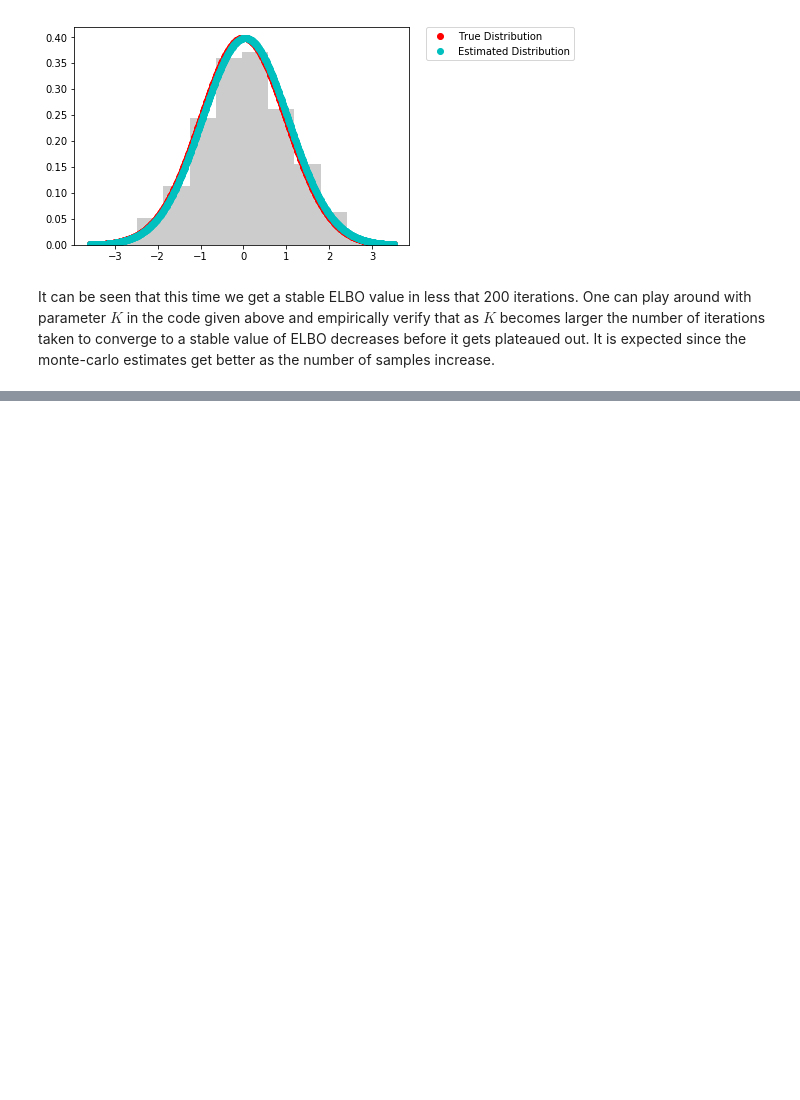
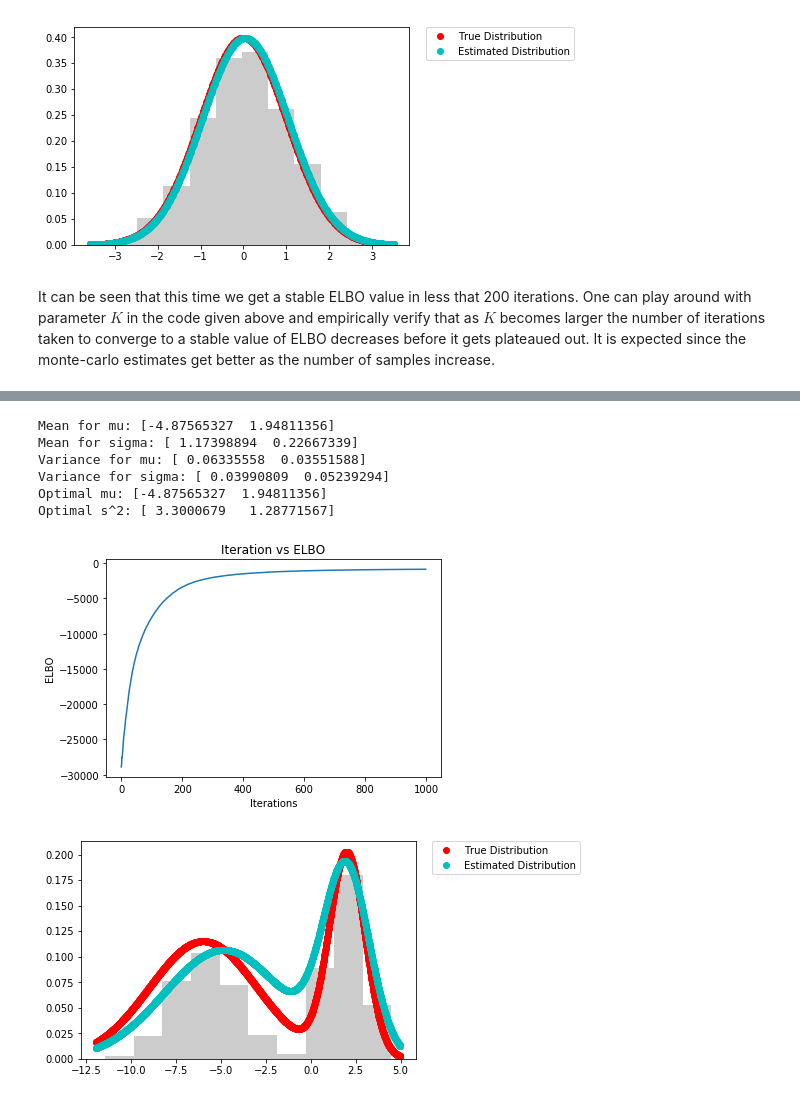
Before and after one commit to sh-gupta/VariationalInference, a Jupyter notebook: Basic Concepts.ipynb, the cells around one changed output, grey strips where cells are left out. Drawn from its saved outputs; the diff is of its cells as text; code cells hidden in the pictures; blank space fills up the shorter version.

Commit message:
Added Intermediate Experiment 2

```diff
--- a/Basic Concepts.ipynb
+++ b/Basic Concepts.ipynb
@@ -437,0 +469,27 @@ It can be seen that this time we get a stable ELBO value in less that 200 iterat
+# %%
+# 1D Mixture of Gaussians
+from intermediate_example_2 import *
+
+data_mean = [-6.0, 2.0]
+data_variance = [3, 1]
+num_examples = 1000
+num_iters = 1000
+
+# Hyperparameters
+sigma_mu = 1.0
+sigma_sigma = 1.0
+learning_rate=1e-2
+K = 100
+M = 2
+
+# Run the demo
+run_intermediate_example_2(data_mean, data_variance, sigma_mu, sigma_sigma, learning_rate, num_iters, K, num_examples, M)
+# %% [output]
+Mean for mu: [-4.87565327  1.94811356]
+Mean for sigma: [ 1.17398894  0.22667339]
+Variance for mu: [ 0.06335558  0.03551588]
+Variance for sigma: [ 0.03990809  0.05239294]
+Optimal mu: [-4.87565327  1.94811356]
+Optimal s^2: [ 3.3000679   1.28771567]
+[figure, added]
+[figure, added]
```
Also changed, not shown: parts of 1 cell of this notebook, 1 other file.
